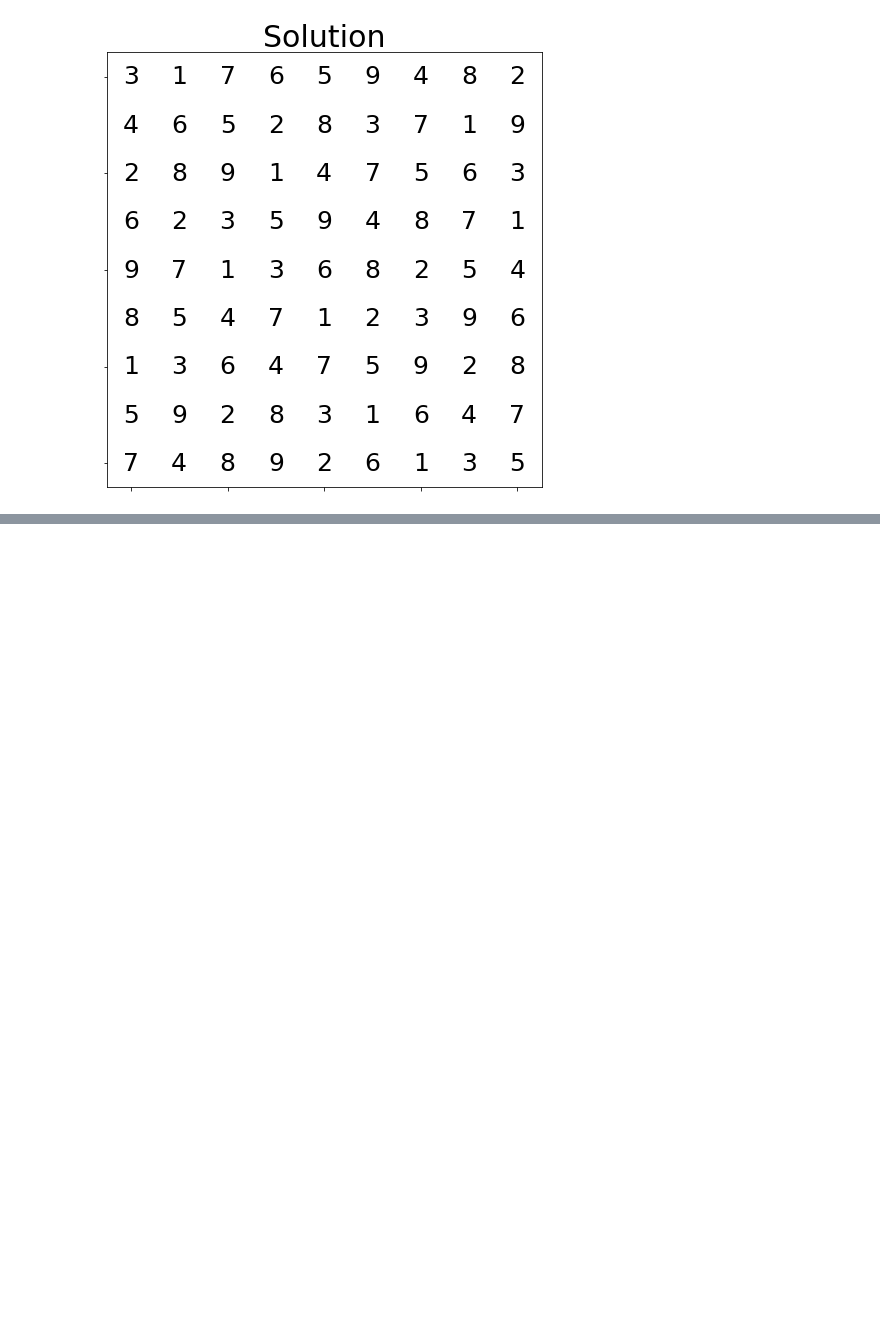
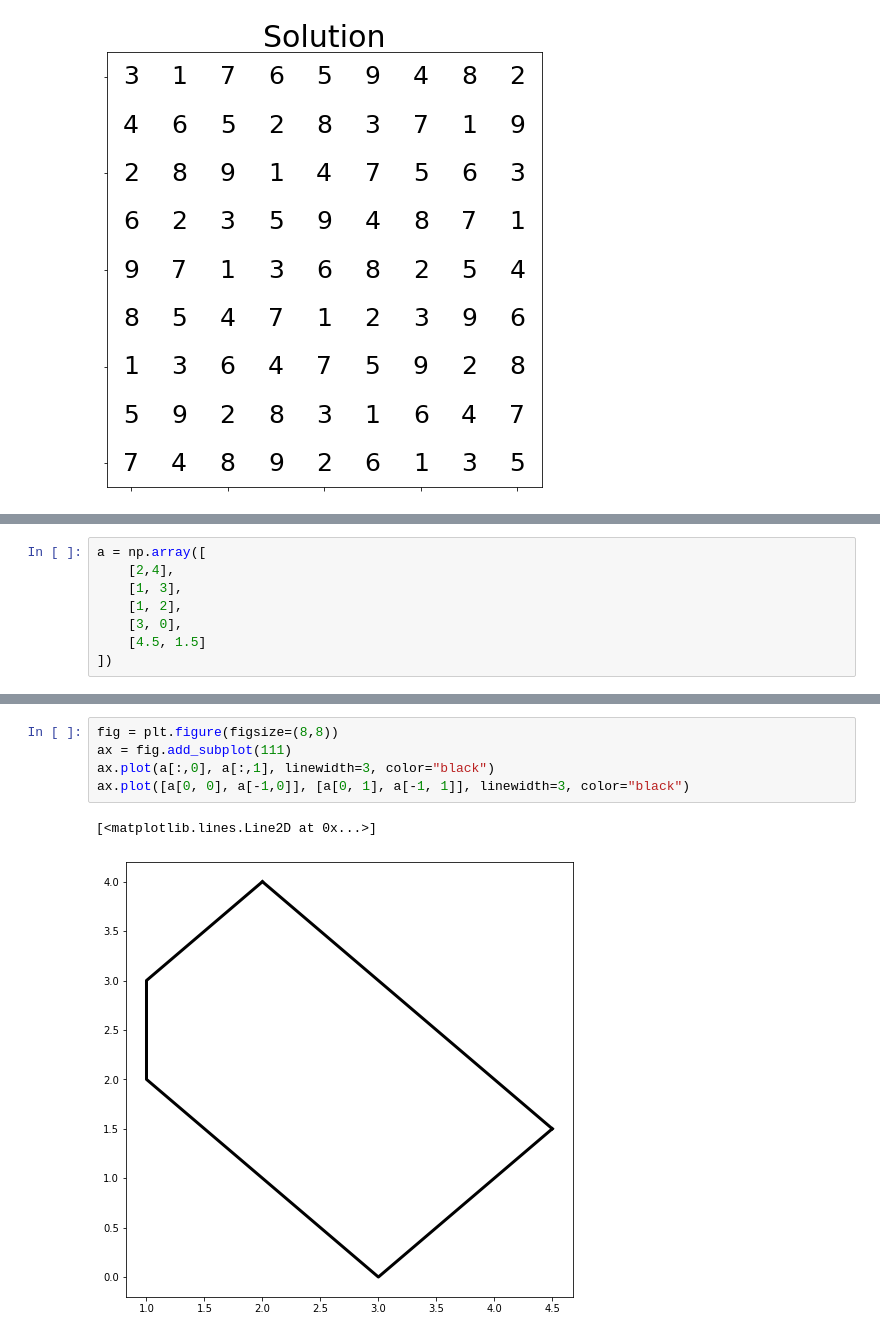
Before and after one commit to shaunak-badani/Optimization-Methods, a Jupyter notebook: Assignments/Ass1/Playground_notebook.ipynb, the cells around one changed output, grey strips where cells are left out. Cells and saved outputs as stored; diff of their text form; blank space fills up the shorter version.

```diff
--- a/Assignments/Ass1/Playground_notebook.ipynb
+++ b/Assignments/Ass1/Playground_notebook.ipynb
@@ -213,0 +212,8 @@ print(intersection_matrix[0, 0])
+# %%
+a = np.array([
+    [2,4],
+    [1, 3],
+    [1, 2],
+    [3, 0],
+    [4.5, 1.5]
+])
@@ -213,0 +228,8 @@ print(intersection_matrix[0, 0])
+# %%
+fig = plt.figure(figsize=(8,8))
+ax = fig.add_subplot(111)
+ax.plot(a[:,0], a[:,1], linewidth=3, color="black")
+ax.plot([a[0, 0], a[-1,0]], [a[0, 1], a[-1, 1]], linewidth=3, color="black")
+# %% [output]
+[<matplotlib.lines.Line2D at 0x...>]
+[figure, added]
```
Also changed, not shown: parts of 9 cells of this notebook, 1 other file.
